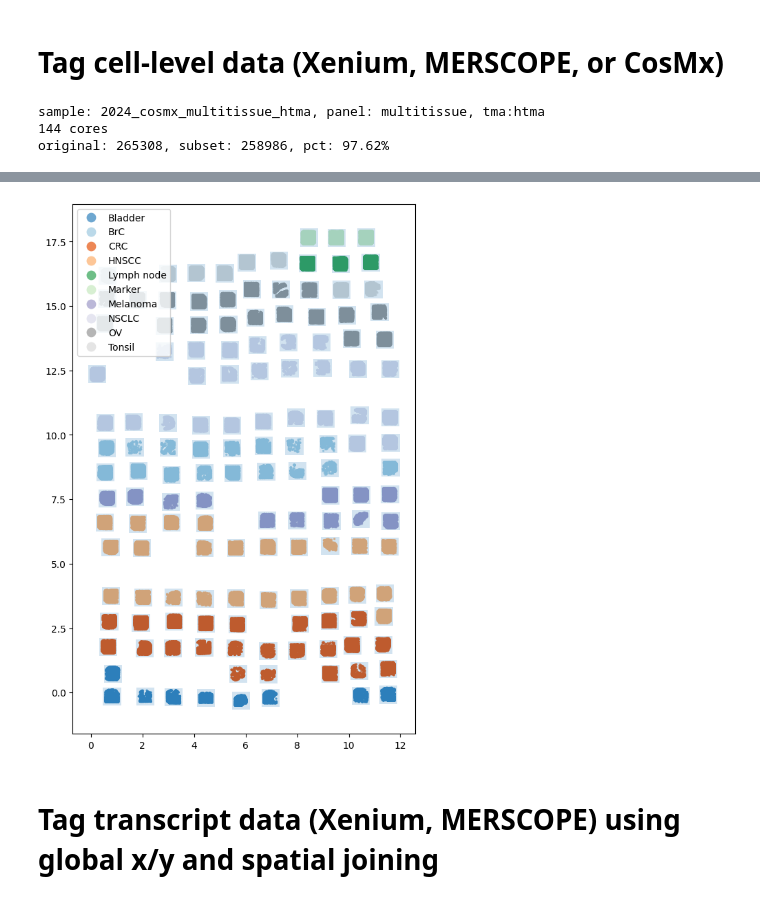
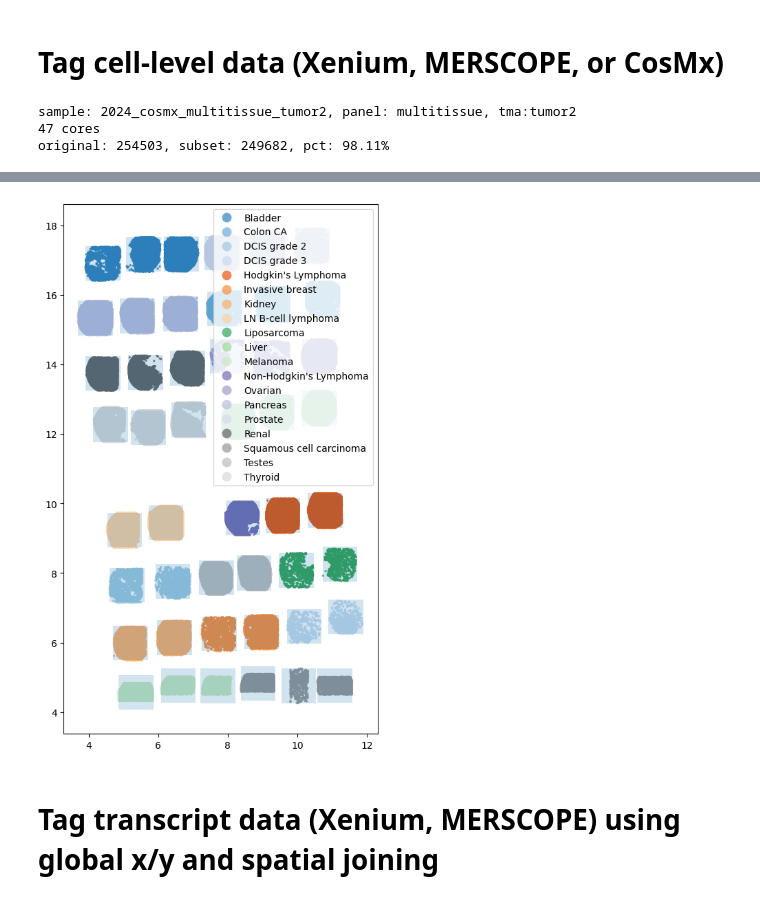
Before and after one commit to broadinstitute/ist_benchmarking, a Jupyter notebook: 01_data_generator_no_need_to_run.ipynb, the cells around one changed output, grey strips where cells are left out. Cells and saved outputs as stored; diff of their text form; code cells hidden in the pictures.

```diff
--- a/01_data_generator_no_need_to_run.ipynb
+++ b/01_data_generator_no_need_to_run.ipynb
@@ -67,7 +62,7 @@ if not os.path.exists(f'{wd}/data/cell_level_csv'):
     os.makedirs(f'{wd}/data/cell_level_csv')
 
 # for SAMPLE in SAMPLES[:6][1::2]: # using Xenium samples from the normal tissue TMA as example
-for sample in SAMPLES[-2:-1]:
+for sample in SAMPLES[-1:]:
     panel = sample.split('_')[-2]
     tma = sample.split('_')[-1]
     print (f'sample: {sample}, panel: {panel}, tma:{tma}')
@@ -157,8 +152,8 @@ for sample in SAMPLES[-2:-1]:
     # img=False,
     # )
 # %% [output]
-sample: 2024_cosmx_multitissue_htma, panel: multitissue, tma:htma
-144 cores
-original: 265308, subset: 258986, pct: 97.62%
+sample: 2024_cosmx_multitissue_tumor2, panel: multitissue, tma:tumor2
+47 cores
+original: 254503, subset: 249682, pct: 98.11%
 |  | orig.ident | transcript_counts | nFeature_RNA | nCount_negprobes | nFeature_negprobes | fov | Area | ... |
 | cell_id |  |  |  |  |  |  |  | ... |
@@ -170,4 +165,4 @@ original: 265308, subset: 258986, pct: 97.62%
-[figure, old version]
+[figure, new version]
 # %% [markdown]
 # Tag transcript data (Xenium, MERSCOPE) using global x/y and spatial joining
 # %%
```
Also changed, not shown: parts of 6 cells of this notebook, 1 other file.
